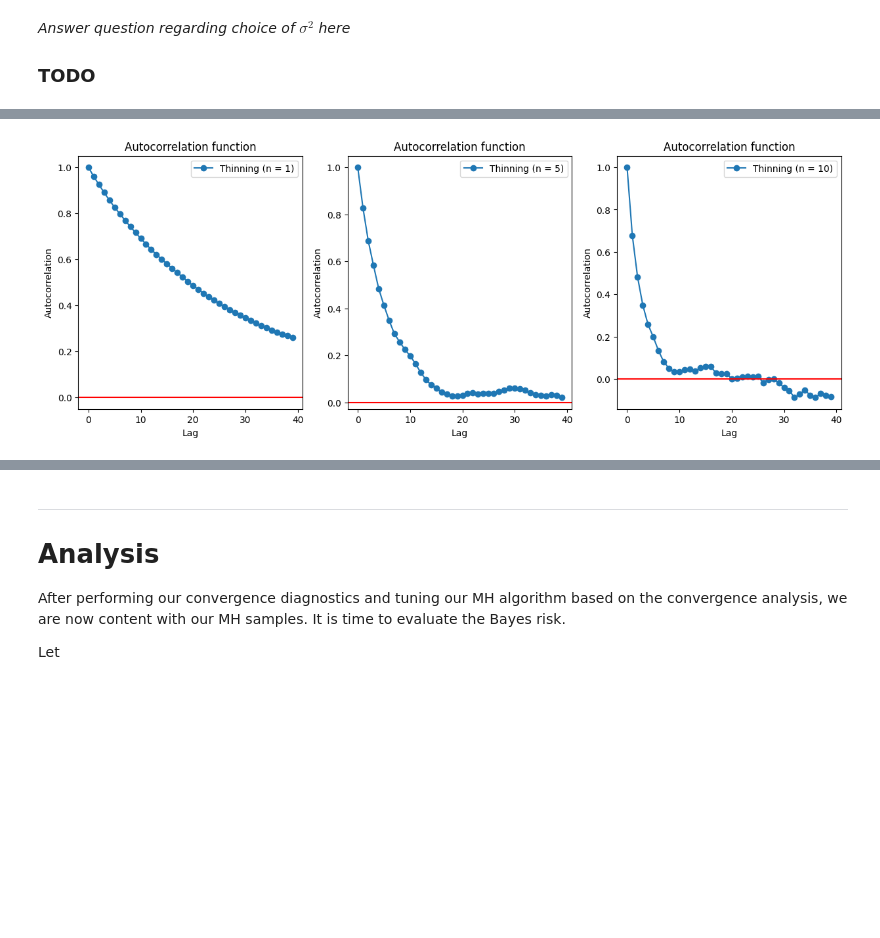
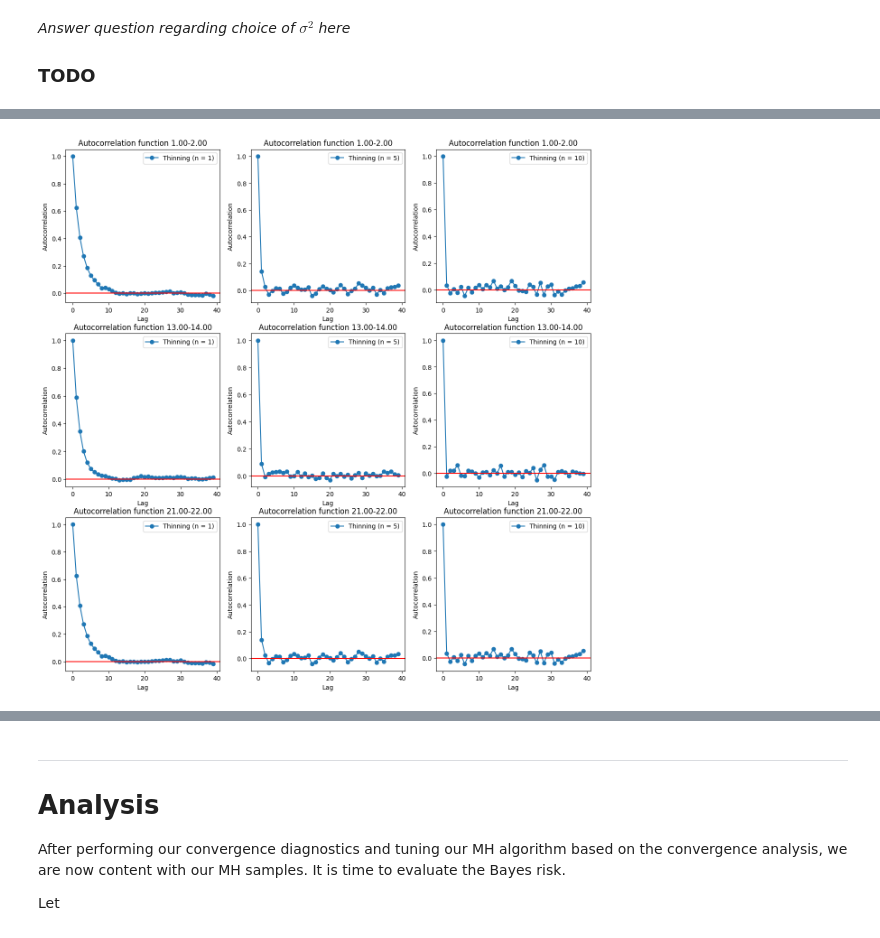
Before and after one commit to leonardodeclara/DD2447-Statistical-Methods-in-Applied-Computer-Science, a Jupyter notebook: Assignment_2/assignment2.ipynb, the cells around one changed output, grey strips where cells are left out. Cells and saved outputs as stored; diff of their text form; code cells hidden in the pictures; blank space fills up the shorter version.

```diff
--- a/Assignment_2/assignment2.ipynb
+++ b/Assignment_2/assignment2.ipynb
@@ -616,0 +587,17 @@ Acceptance rates: [0.925, 0.929, 0.925]
+# %%
+num_samples= 20000
+epsilon = 1
+results1,_,_ = metropolis_hastings(num_samples=num_samples, data=D, epsilon=epsilon,
+                              alpha_param=1, beta_param=1,  tl=1.0*3600, tu=2.0*3600, burn_in=0)
+results2,_,_ = metropolis_hastings(num_samples=num_samples, data=D, epsilon=epsilon,
+                              alpha_param=1, beta_param=1,  tl=13.0*3600, tu=14.0*3600, burn_in=0)
+results3,_,_ = metropolis_hastings(num_samples=num_samples, data=D, epsilon=epsilon,
+                              alpha_param=1, beta_param=1,  tl=21.0*3600, tu=22.0*3600, burn_in=0)
+fig, axs = plt.subplots(1, 3, figsize=(12,5))
+axs.flatten()
+axs[0].hist(results1, color='red',bins = 500, label='MH samples', density = True)
+axs[0].set_title("1.00-2.00")
+axs[1].hist(results2, color='lightblue',bins = 500, label='MH samples', density = True)
+axs[1].set_title("13.00-14.00")
+axs[2].hist(results3, color='green',bins = 500, label='MH samples', density = True)
+axs[2].set_title("21.00-22.00")
@@ -617,24 +679,54 @@ Acceptance rates: [0.925, 0.929, 0.925]
 # %%
 #Effect of thinning on the autocorrelation function
 thin_rates = [1,5,10]
 autoccors=list()
+autoccors2=list()
+autoccors3=list()
+
 for thin_rate in thin_rates:
     _,_,autocorr_value = metropolis_hastings(num_samples=num_samples,data=D, epsilon=epsilon,
                               alpha_param=1, beta_param=1,  tl=1.0*3600, tu=2.0*3600, burn_in=0.25, max_lag = 40, thin_rate=thin_rate, seed = 0)
     autoccors.append(autocorr_value)
 
+for thin_rate in thin_rates:
+    _,_,autocorr_value2 = metropolis_hastings(num_samples=num_samples,data=D, epsilon=epsilon,
+                              alpha_param=1, beta_param=1,  tl=13.0*3600, tu=14.0*3600, burn_in=0.25, max_lag = 40, thin_rate=thin_rate, seed = 0)
+    autoccors2.append(autocorr_value2)
 
-f,axs = plt.subplots(1, len(thin_rates), figsize=(15,5))
+for thin_rate in thin_rates:
+    _,_,autocorr_value3 = metropolis_hastings(num_samples=num_samples,data=D, epsilon=epsilon,
+                              alpha_param=1, beta_param=1,  tl=21.0*3600, tu=22.0*3600, burn_in=0.25, max_lag = 40, thin_rate=thin_rate, seed = 0)
+    autoccors3.append(autocorr_value3)
+
+f,axs = plt.subplots(3, len(thin_rates), figsize=(15,15))
 for i in range(len(thin_rates)):
-    axs[i].plot(autoccors[i],'-o', label='Thinning (n = {})'.format(thin_rates[i]))
-    axs[i].axhline(0, 0, 1, c='r')
-    axs[i].set_title('Autocorrelation function (thinning, n = {})'.format(thin_rates[i]))
-    axs[i].set_xlabel('Lag')
-    axs[i].set_ylabel('Autocorrelation')
-    axs[i].set_title('Autocorrelation function')
-    axs[i].legend()
+    axs[0,i].plot(autoccors[i],'-o', label='Thinning (n = {})'.format(thin_rates[i]))
+    axs[0,i].axhline(0, 0, 1, c='r')
+    axs[0,i].set_title('Autocorrelation function (thinning, n = {})'.format(thin_rates[i]))
+    axs[0,i].set_xlabel('Lag')
+    axs[0,i].set_ylabel('Autocorrelation')
+    axs[0,i].set_title('Autocorrelation function 1.00-2.00')
+    axs[0,i].legend()
+
+for i in range(len(thin_rates)):
+    axs[1,i].plot(autoccors2[i],'-o', label='Thinning (n = {})'.format(thin_rates[i]))
+    axs[1,i].axhline(0, 0, 1, c='r')
+    axs[1,i].set_title('Autocorrelation function (thinning, n = {})'.format(thin_rates[i]))
+    axs[1,i].set_xlabel('Lag')
+    axs[1,i].set_ylabel('Autocorrelation')
+    axs[1,i].set_title('Autocorrelation function 13.00-14.00')
+    axs[1,i].legend()
+
+for i in range(len(thin_rates)):
+    axs[2,i].plot(autoccors3[i],'-o', label='Thinning (n = {})'.format(thin_rates[i]))
+    axs[2,i].axhline(0, 0, 1, c='r')
+    axs[2,i].set_title('Autocorrelation function (thinning, n = {})'.format(thin_rates[i]))
+    axs[2,i].set_xlabel('Lag')
+    axs[2,i].set_ylabel('Autocorrelation')
+    axs[2,i].set_title('Autocorrelation function 21.00-22.00')
+    axs[2,i].legend()
 # %% [output]
-[figure, old version]
+[figure, new version]
 # %%
 #Estimated Potential Scale Reduction Factor
 
```
Also changed, not shown: parts of 8 cells of this notebook.
